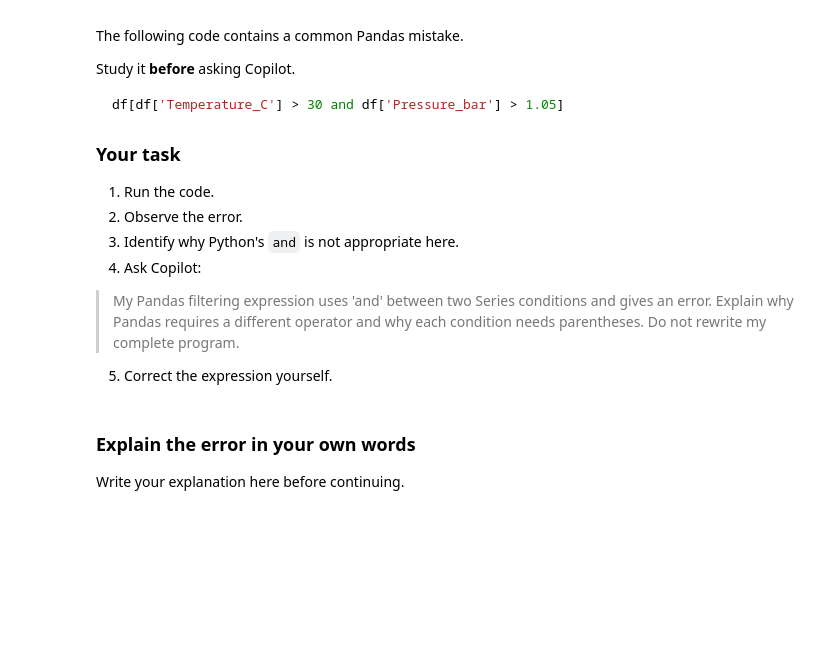
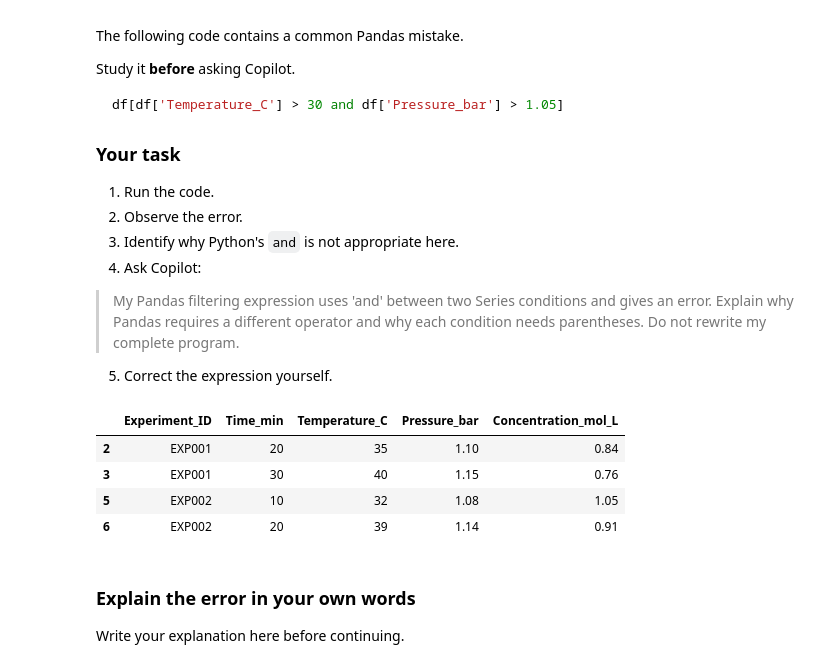
Before and after one commit to pranjalimeshram8573036-netizen/CP_Practical, a Jupyter notebook: Practical_08_File_IO_Experimental_Data_Pandas_CSV_JSON.ipynb, the cells around one changed output. Saved outputs shown, nothing was run; the diff lists cells and outputs as text; code cells hidden in the pictures; blank space fills up the shorter version.

```diff
--- a/Practical_08_File_IO_Experimental_Data_Pandas_CSV_JSON.ipynb
+++ b/Practical_08_File_IO_Experimental_Data_Pandas_CSV_JSON.ipynb
@@ -547,7 +547,13 @@ df[df['Temperature_C'] > 30 and df['Pressure_bar'] > 1.05]
 5. Correct the expression yourself.
 # %%
 # Run the intentionally incorrect filtering expression here.
-df[df['Temperature_C'] > 30 and df['Pressure_bar'] > 1.05]
+df[(df["Temperature_C"] > 30) & (df["Pressure_bar"] > 1.05)]
+# %% [output]
+|  | Experiment_ID | Time_min | Temperature_C | Pressure_bar | Concentration_mol_L |
+| 2 | EXP001 | 20 | 35 | 1.10 | 0.84 |
+| 3 | EXP001 | 30 | 40 | 1.15 | 0.76 |
+| 5 | EXP002 | 10 | 32 | 1.08 | 1.05 |
+| 6 | EXP002 | 20 | 39 | 1.14 | 0.91 |
 # %% [markdown]
 ### Explain the error in your own words
 
```
Also changed, not shown: parts of 2 cells of this notebook, 6 other files.
